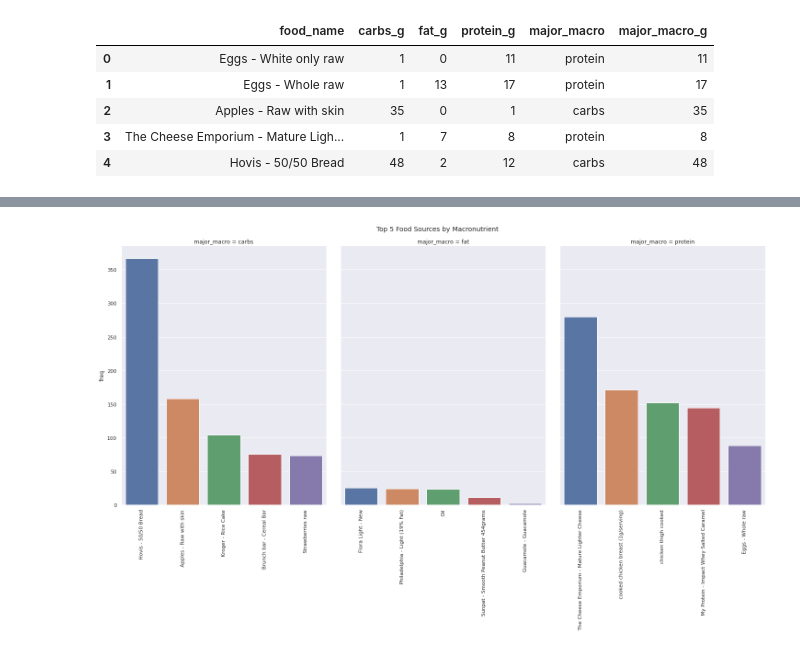
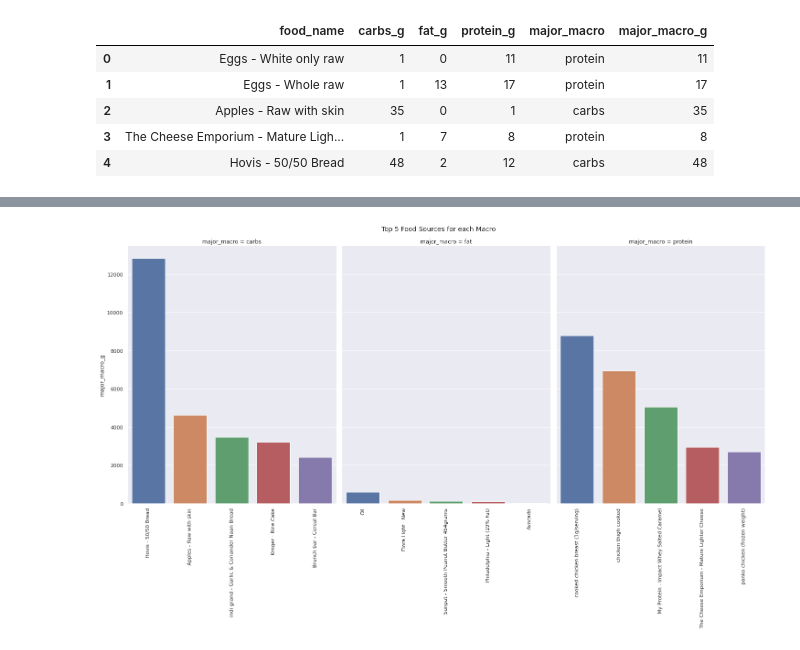
Before and after one commit to ismailmo1/mfp-wrapped, a Jupyter notebook: food_eda.ipynb, the cells around one changed output, grey strips where cells are left out. Cells and saved outputs as stored; diff of their text form; code cells hidden in the pictures.

Commit message:
compared grams vs frequency methods

```diff
--- a/food_eda.ipynb
+++ b/food_eda.ipynb
@@ -209,6 +220,7 @@ food_totals_df.sort_values('protein_g', ascending=False).head()
 # %%
 # add a primary macro nutrient column to categorise food into carb, fat or protein source by max of grams
-food_df['major_macro'] = food_df[macro_cols[0:3]].idxmax(axis=1).apply(lambda x:x.split("_")[0])
+food_df['major_macro'] = food_df[macro_cols[0:3]].idxmax(axis=1)\
+                                                    .apply(lambda x:x.split("_")[0])
 food_df['major_macro_g'] = food_df[macro_cols[0:3]].max(axis=1)
 
 food_df[['food_name','carbs_g', 'fat_g', 'protein_g','major_macro','major_macro_g']].head()
@@ -223,5 +235,24 @@ food_df[['food_name','carbs_g', 'fat_g', 'protein_g','major_macro','major_macro_
 #add frequency column
 food_df['freq'] = food_df['food_name'].map(food_df['food_name'].value_counts())
 # %%
-#get top 5 sources for each macro
-top_foods_df = food_df.drop_duplicates('food_name').groupby('major_macro', as_index=False).apply(lambda x:x.nlargest(5, 'freq')).reset_index(drop=True)
+#get top 5 sources (by frequency) for each macro
+top_foods_freq_df = food_df.drop_duplicates('food_name')\
+                        .groupby('major_macro', as_index=False)\
+                            .apply(lambda x:x.nlargest(5, 'freq'))\
+                                .reset_index(drop=True)
+# %%
+grid = sns.catplot(data =top_foods_freq_df,
+                    y='freq',
+                    x='food_name',
+                    kind='bar',
+                    col='major_macro',
+                    sharex=False,
+                    palette=sns.color_palette('deep'),
+                    aspect = 2.5 )
+
+grid.figure.set_size_inches(20,10)
+grid.despine = True
+grid.figure.suptitle('Top 5 Most Frequently Logged Foods')
+for ax in grid.axes.flatten():
+    ax.set_xticklabels(ax.get_xticklabels(),rotation = 90)
+    ax.set_xlabel("")
@@ -227,0 +261,6 @@ top_foods_df = food_df.drop_duplicates('food_name').groupby('major_macro', as_in
+# %%
+top_foods_g_df = food_df.groupby("food_name", as_index=False).agg({"major_macro_g":sum,
+                                                    "major_macro":max})\
+                                                        .groupby("major_macro", as_index=False)\
+                                                            .apply(lambda x:x.nlargest(5, "major_macro_g"))\
+                                                                .reset_index(drop=True)
@@ -228,10 +271,18 @@ top_foods_df = food_df.drop_duplicates('food_name').groupby('major_macro', as_in
 # %%
-grid = sns.catplot(data =top_foods_df, y='freq', x='food_name', kind='bar', col='major_macro', sharex=False,  palette=sns.color_palette('deep'), aspect = 2.5 )
+grid = sns.catplot(data =top_foods_g_df,
+                    y='major_macro_g',
+                    x='food_name',
+                    kind='bar',
+                    col='major_macro',
+                    sharex=False,
+                    palette=sns.color_palette('deep'),
+                    aspect = 2.5 )
+
 grid.figure.set_size_inches(20,10)
 grid.despine = True
-grid.figure.suptitle('Top 5 Food Sources by Macronutrient')
+grid.figure.suptitle('Top 5 Food Sources for each Macro')
 for ax in grid.axes.flatten():
     ax.set_xticklabels(ax.get_xticklabels(),rotation = 90)
     ax.set_xlabel("")
 # %% [output]
-[figure, old version]
+[figure, new version]
```
Also changed, not shown: parts of 9 cells of this notebook.
